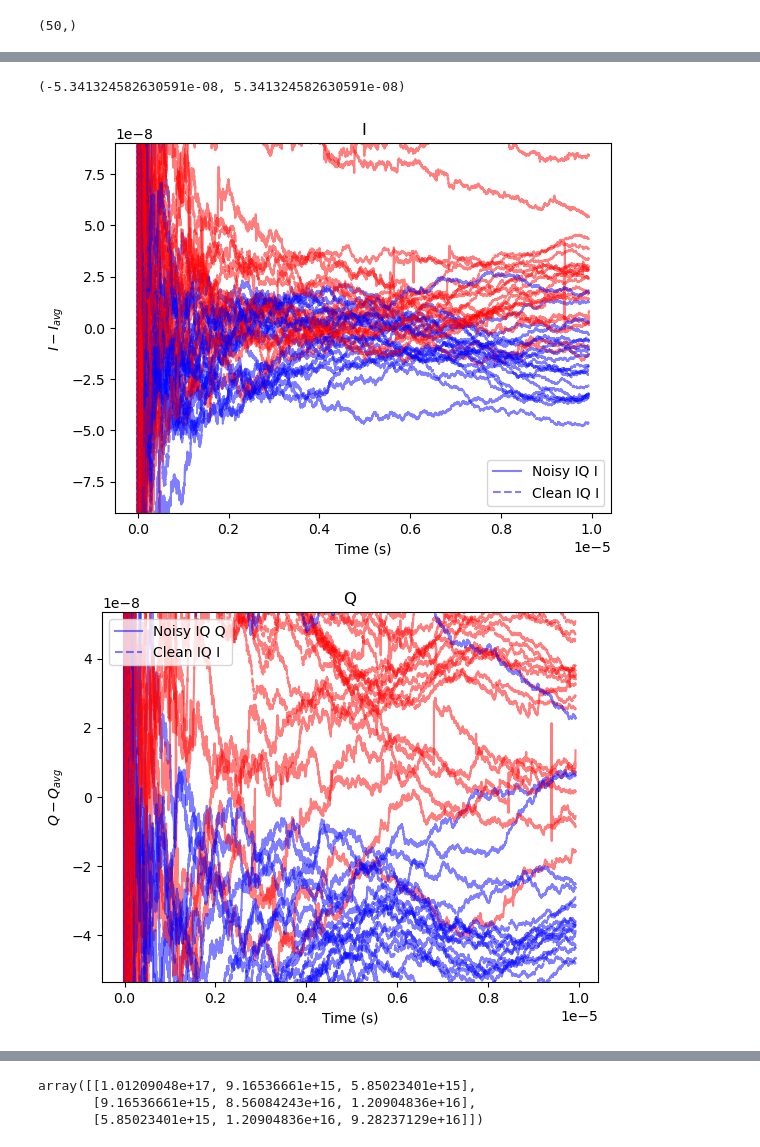
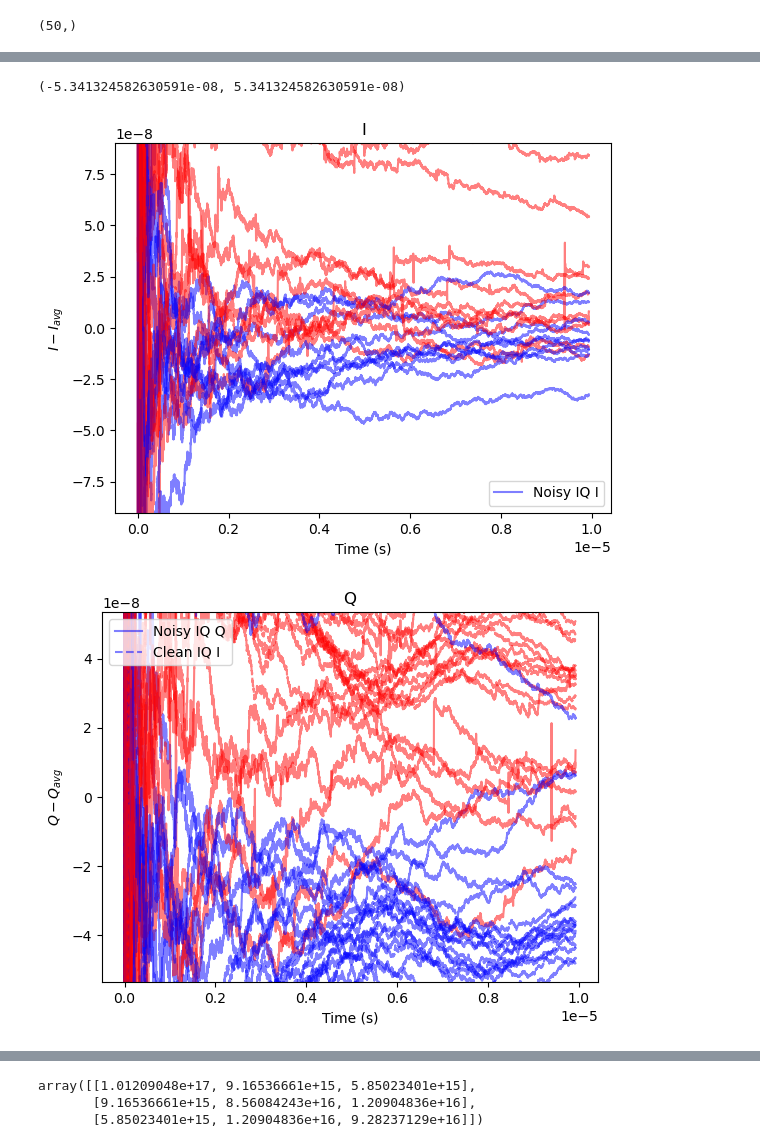
Before and after one commit to j-a-krzywda/ReadSpyn, a Jupyter notebook: src/readout_simulator/main.ipynb, the cells around one changed output, grey strips where cells are left out. Drawn from its saved outputs; the diff is of its cells as text; code cells hidden in the pictures.

```diff
--- a/src/readout_simulator/main.ipynb
+++ b/src/readout_simulator/main.ipynb
@@ -161,34 +166,34 @@ for n, IQ in enumerate(IQ_noisy):
 # %%
 import matplotlib.pyplot as plt
 
 Nplot = 20
 plt.figure()
 colors = ['blue', 'red' ]
 for k in range(Nplot):
     plt.plot(t2, IQ_noisy[k]["I"] - Ic_noisy_mean, color=colors[k%2], alpha=0.5, label='Noisy IQ I' if k == 0 else "")
-    plt.plot(t2, IQ_clean[k]["I"] - Ic_mean, color=colors[k%2], linestyle='--', alpha=0.5,label='Clean IQ I' if k == 0 else "")
+    #plt.plot(t2, IQ_clean[k]["I"] - Ic_mean, color=colors[k%2], linestyle='--', alpha=0.5,label='Clean IQ I' if k == 0 else "")
 plt.title("I")
 plt.xlabel("Time (s)")
 plt.ylabel("$I - I_{avg}$")
 plt.legend()
 
 zoomin = np.max(np.abs(IQ_noisy[k]["I"] - Ic_noisy_mean)[np.where(t2>2*1e-6)]) * 2
 plt.ylim(-zoomin,zoomin)
 
 plt.figure()
 for k in range(Nplot):
     plt.plot(t2, IQ_noisy[k]["Q"] - Qc_noisy_mean, color=colors[k%2], alpha=0.5
-                   , label='Noisy IQ Q' if k == 0 else "")
+                  , label='Noisy IQ Q' if k == 0 else "")
     plt.plot(t2, IQ_clean[k]["Q"] - Qc_mean, color=colors[k%2], linestyle='--', alpha=0.5, label='Clean IQ I' if k == 0 else "")
 plt.title("Q")
 plt.xlabel("Time (s)")
 plt.ylabel("$Q - Q_{avg}$")
 plt.legend()
 zoomin = np.max(np.abs(IQ_noisy[k]["Q"] - Qc_noisy_mean)[np.where(t2>2*1e-6)]) * 2
 plt.ylim(-zoomin,zoomin)
 # %% [output]
 (-5.341324582630591e-08, 5.341324582630591e-08)
-[figure, old version]
+[figure, new version]
 [figure]
 # %%
 # plot raw signal
```
Also changed, not shown: parts of 2 cells of this notebook, 1 other file.
